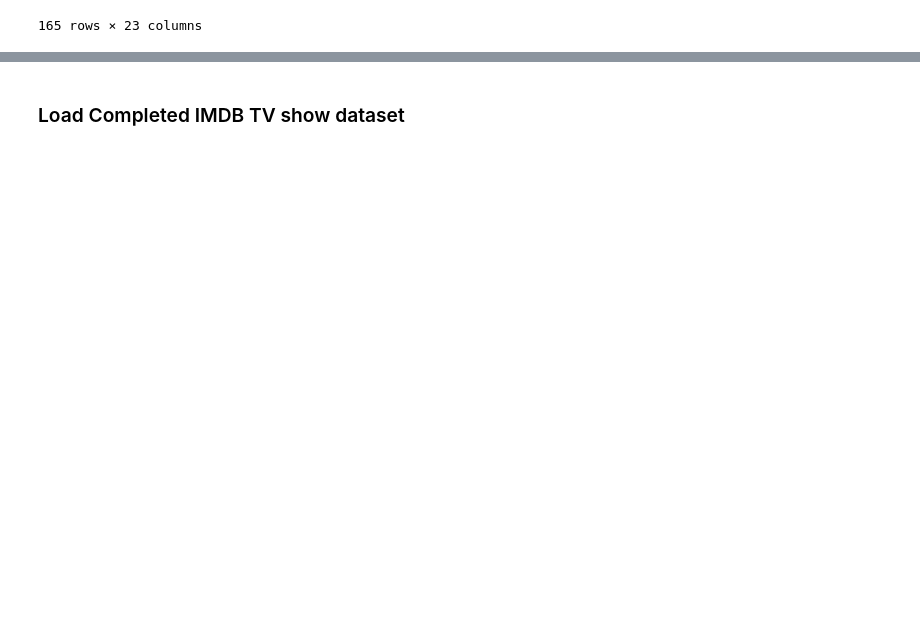
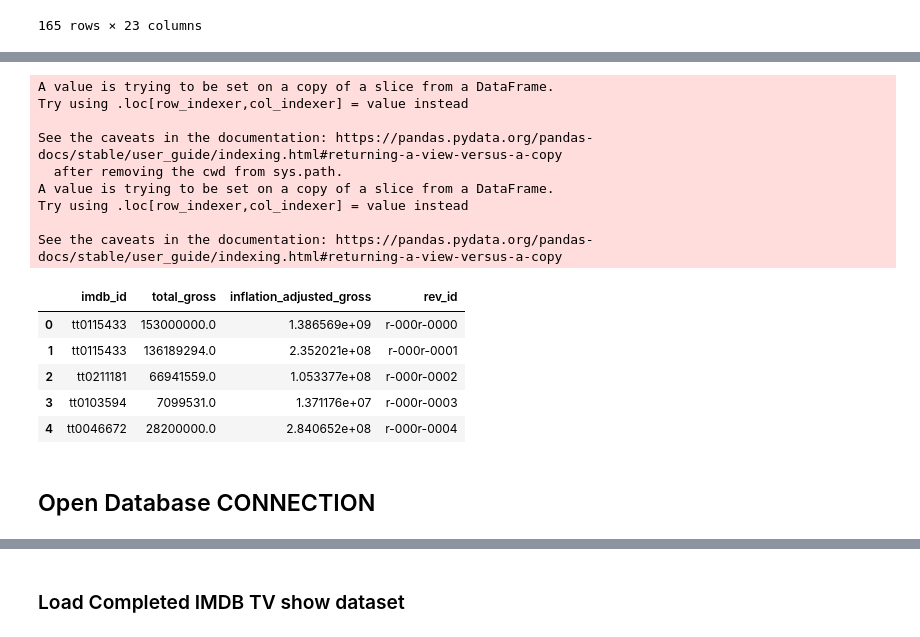
Before and after one commit to Kazmimasooma/Group-1-Disney, a Jupyter notebook: 2_ETL/2_Unify_IMDB_MovieLens.ipynb, the cells around one changed output, grey strips where cells are left out. Cells and saved outputs as stored; diff of their text form; code cells hidden in the pictures; blank space fills up the shorter version.

Commit message:
updated with db connection

```diff
--- a/2_ETL/2_Unify_IMDB_MovieLens.ipynb
+++ b/2_ETL/2_Unify_IMDB_MovieLens.ipynb
@@ -270,6 +433,26 @@ revenue_df = ['imdbID', 'total_gross', 'inflation_adjusted_gross']
 # %%
+#create a df for gross revenue
+gross_revenue_df = merged_disney_df[['imdb_id', 'total_gross', 'inflation_adjusted_gross']]
 #make a running number
-revenue_df['rev_id'] = np.arange(len(revenue_df))
+gross_revenue_df['rev_id'] = np.arange(len(revenue_df))
 #add constant string in front of the running number for Primary Key
-revenue_df['rev_id'] = 'r-0' + revenue_df['rev_id'].astype(str)
-revenue_df.head()
+gross_revenue_df['rev_id'] = 'r-000' + revenue_df['rev_id'].astype(str)
+gross_revenue_df.head()
+# %% [output]
+A value is trying to be set on a copy of a slice from a DataFrame.
+Try using .loc[row_indexer,col_indexer] = value instead
+
+See the caveats in the documentation: https://pandas.pydata.org/pandas-docs/stable/user_guide/indexing.html#returning-a-view-versus-a-copy
+  after removing the cwd from sys.path.
+A value is trying to be set on a copy of a slice from a DataFrame.
+Try using .loc[row_indexer,col_indexer] = value instead
+
+See the caveats in the documentation: https://pandas.pydata.org/pandas-docs/stable/user_guide/indexing.html#returning-a-view-versus-a-copy
+|  | imdb_id | total_gross | inflation_adjusted_gross | rev_id |
+| 0 | tt0115433 | 153000000.0 | 1.386569e+09 | r-000r-0000 |
+| 1 | tt0115433 | 136189294.0 | 2.352021e+08 | r-000r-0001 |
+| 2 | tt0211181 | 66941559.0 | 1.053377e+08 | r-000r-0002 |
+| 3 | tt0103594 | 7099531.0 | 1.371176e+07 | r-000r-0003 |
+| 4 | tt0046672 | 28200000.0 | 2.840652e+08 | r-000r-0004 |
+# %% [markdown]
+## Open Database CONNECTION
```
Also changed, not shown: parts of 40 cells of this notebook.
